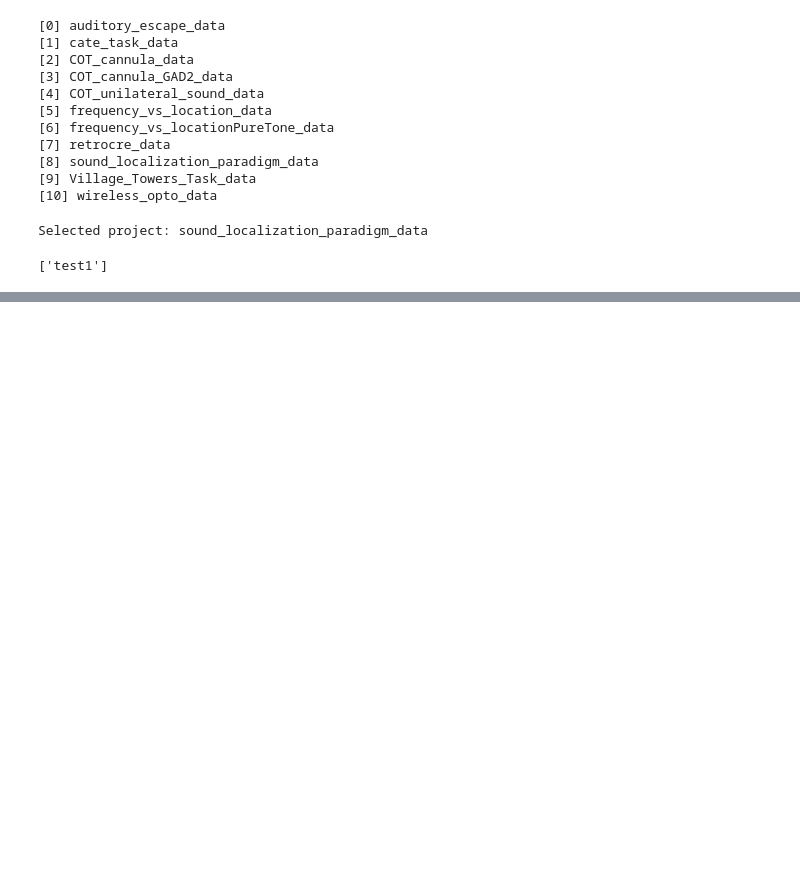
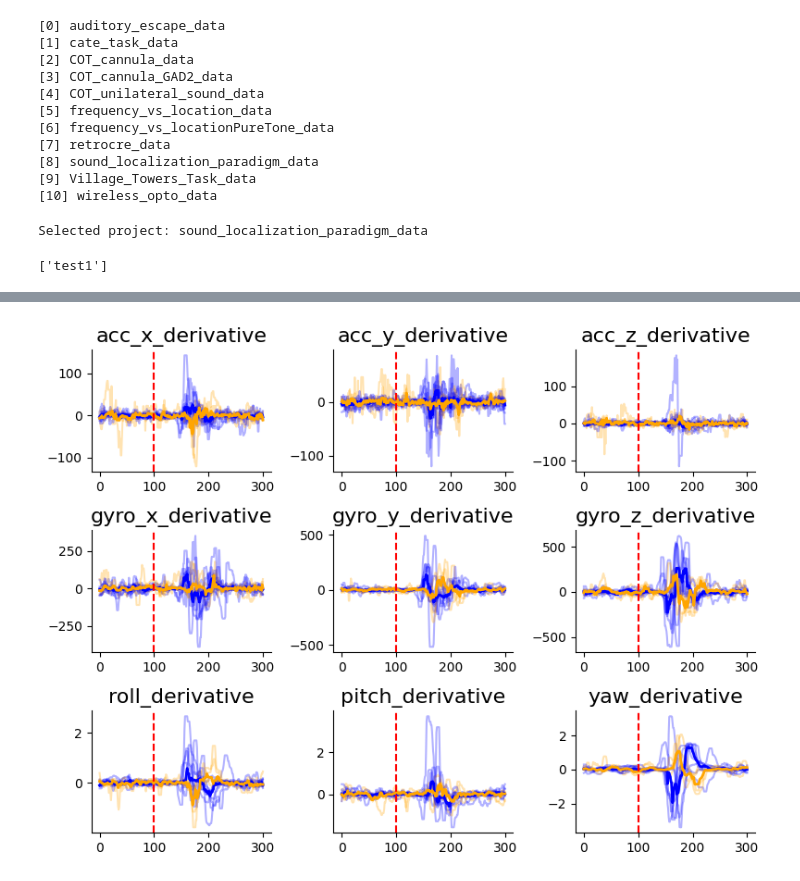
Before and after one commit to LearningCircuitsLab/sound_localization_paradigm, a Jupyter notebook: analysis.ipynb, the cells around one changed output, grey strips where cells are left out. Cells and saved outputs as stored; diff of their text form; code cells hidden in the pictures; blank space fills up the shorter version.

```diff
--- a/analysis.ipynb
+++ b/analysis.ipynb
@@ -121,0 +223,10 @@ imu
+# %%
+# remake the plot with the derivatives
+fig, axs = plt.subplots(figsize=(8, 6), nrows=3, ncols=3)
+axs = axs.flatten()  # flatten the 3x3 array of axes for easy iteration
+for ax, column_to_plot in zip(axs, columns_to_plot):
+    plot_imu_panel(column_to_plot + '_derivative', ax)
+plt.tight_layout()
+plt.show()
+# %% [output]
+[figure, added]
```
Also changed, not shown: parts of 13 cells of this notebook.
